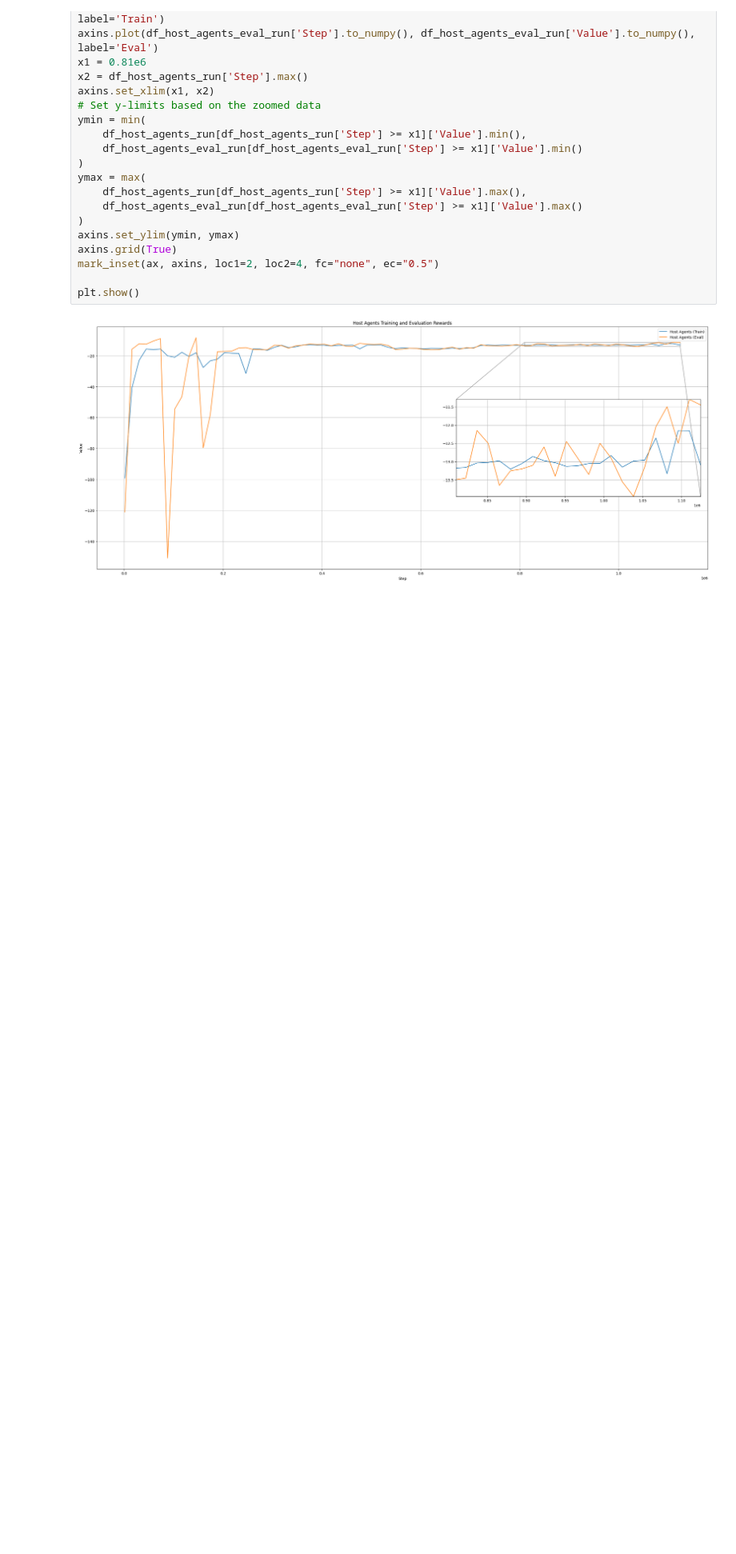
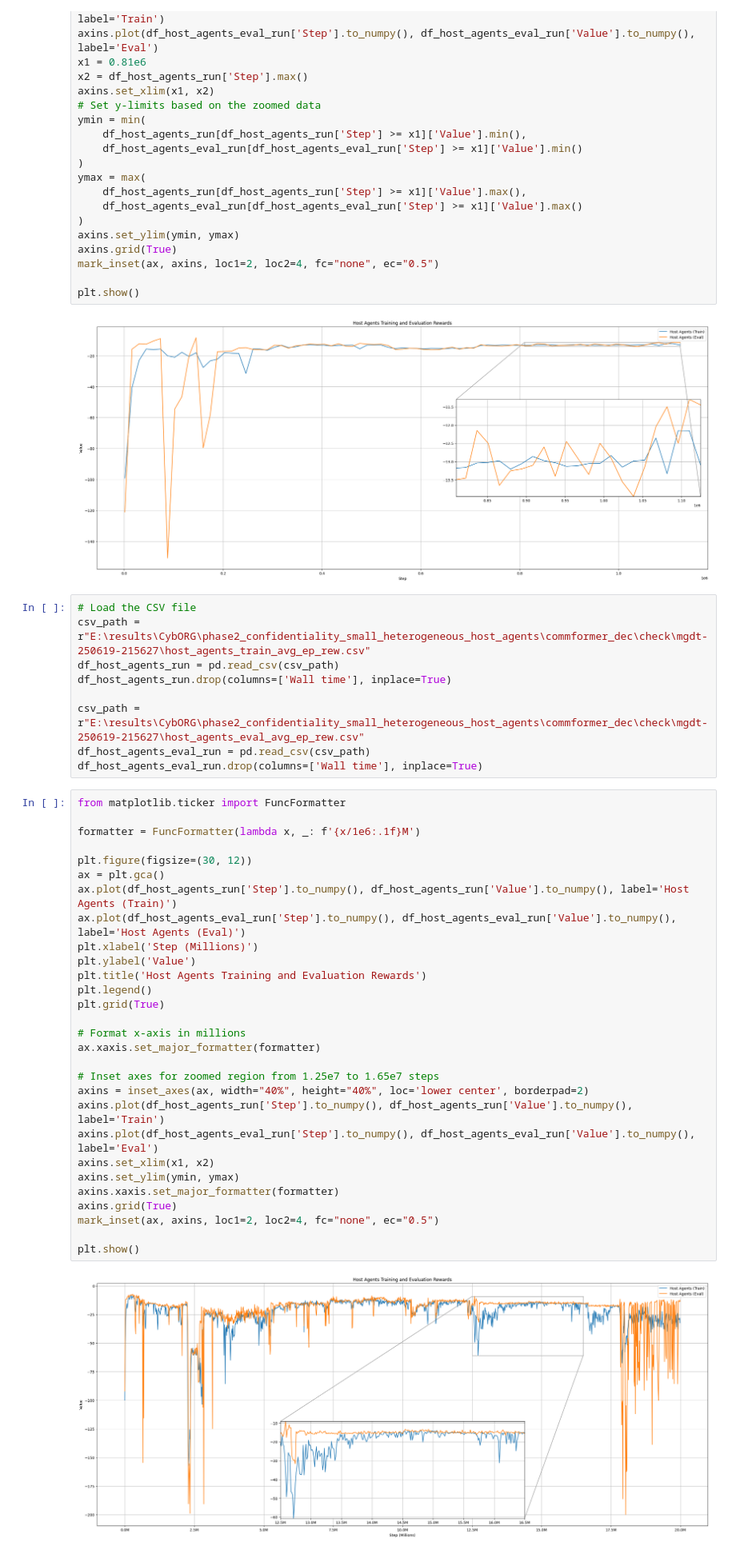
Before and after one commit to RMC-AIvsAI/CyMARL-CommFormer, a Jupyter notebook: commformer_experiment_analysis.ipynb, the cells around one changed output. Shown at 80% size. Saved outputs shown, nothing was run; the diff lists cells and outputs as text; blank space fills up the shorter version.

```diff
--- a/commformer_experiment_analysis.ipynb
+++ b/commformer_experiment_analysis.ipynb
@@ -493,3 +493,43 @@ mark_inset(ax, axins, loc1=2, loc2=4, fc="none", ec="0.5")
 plt.show()
 # %% [output]
 [figure]
+# %%
+# Load the CSV file
+csv_path = r"E:\results\CybORG\phase2_confidentiality_small_heterogeneous_host_agents\commformer_dec\check\mgdt-250619-215627\host_agents_train_avg_ep_rew.csv"
+df_host_agents_run = pd.read_csv(csv_path)
+df_host_agents_run.drop(columns=['Wall time'], inplace=True)
+
+csv_path = r"E:\results\CybORG\phase2_confidentiality_small_heterogeneous_host_agents\commformer_dec\check\mgdt-250619-215627\host_agents_eval_avg_ep_rew.csv"
+df_host_agents_eval_run = pd.read_csv(csv_path)
+df_host_agents_eval_run.drop(columns=['Wall time'], inplace=True)
+# %%
+from matplotlib.ticker import FuncFormatter
+
+formatter = FuncFormatter(lambda x, _: f'{x/1e6:.1f}M')
+
+plt.figure(figsize=(30, 12))
+ax = plt.gca()
+ax.plot(df_host_agents_run['Step'].to_numpy(), df_host_agents_run['Value'].to_numpy(), label='Host Agents (Train)')
+ax.plot(df_host_agents_eval_run['Step'].to_numpy(), df_host_agents_eval_run['Value'].to_numpy(), label='Host Agents (Eval)')
+plt.xlabel('Step (Millions)')
+plt.ylabel('Value')
+plt.title('Host Agents Training and Evaluation Rewards')
+plt.legend()
+plt.grid(True)
+
+# Format x-axis in millions
+ax.xaxis.set_major_formatter(formatter)
+
+# Inset axes for zoomed region from 1.25e7 to 1.65e7 steps
+axins = inset_axes(ax, width="40%", height="40%", loc='lower center', borderpad=2)
+axins.plot(df_host_agents_run['Step'].to_numpy(), df_host_agents_run['Value'].to_numpy(), label='Train')
+axins.plot(df_host_agents_eval_run['Step'].to_numpy(), df_host_agents_eval_run['Value'].to_numpy(), label='Eval')
+axins.set_xlim(x1, x2)
+axins.set_ylim(ymin, ymax)
+axins.xaxis.set_major_formatter(formatter)
+axins.grid(True)
+mark_inset(ax, axins, loc1=2, loc2=4, fc="none", ec="0.5")
+
+plt.show()
+# %% [output]
+[figure, added]
```
Also changed, not shown: parts of 1 cell of this notebook, 3 other files.
